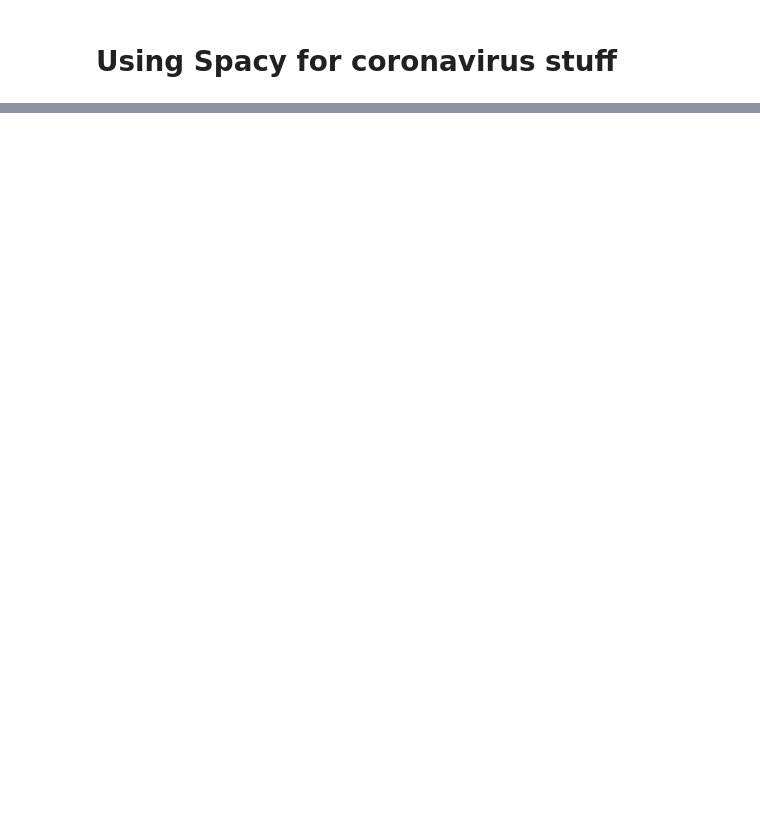
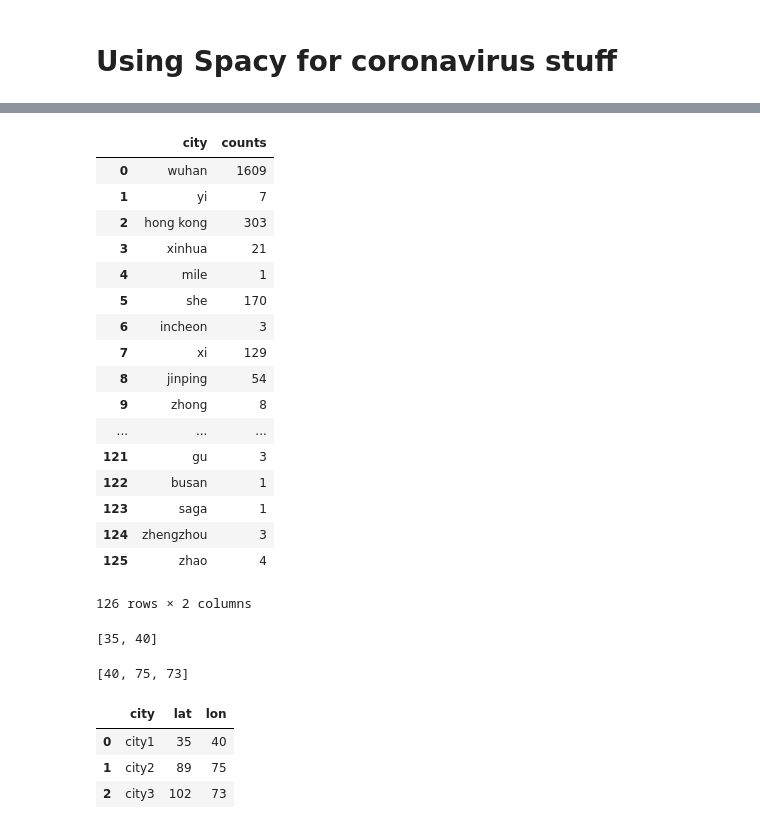
Before and after one commit to amazurek1/coronavirus, a Jupyter notebook: Corona_virus/Coronavirus_spacey.ipynb, the cells around one changed output, grey strips where cells are left out. Cells and saved outputs as stored; diff of their text form; code cells hidden in the pictures; blank space fills up the shorter version.

```diff
--- a/Corona_virus/Coronavirus_spacey.ipynb
+++ b/Corona_virus/Coronavirus_spacey.ipynb
@@ -714,0 +590,8 @@ pattern = [{"lower": "iphone"}, {"lower": "x"}]
+# %%
+#concatonating cities from the master match_counts
+cities_concatonated = {}
+for dt,cty in match_counts.keys():
+    if cty not in cities_concatonated.keys():
+        cities_concatonated[cty]=match_counts[dt,cty]
+    else:
+        cities_concatonated[cty]=cities_concatonated[cty]+match_counts[dt,cty]
@@ -714,0 +640,25 @@ pattern = [{"lower": "iphone"}, {"lower": "x"}]
+# %%
+#creating a pandas dataframe with the cities and mentions
+cities_pd = {'city':list(cities_concatonated.keys()), 'counts':list(cities_concatonated.values())}
+cities_df=pd.DataFrame.from_dict(cities_pd)
+# %%
+cities_df
+# %% [output]
+|  | city | counts |
+| 0 | wuhan | 1609 |
+| 1 | yi | 7 |
+| 2 | hong kong | 303 |
+| 3 | xinhua | 21 |
+| 4 | mile | 1 |
+| 5 | she | 170 |
+| 6 | incheon | 3 |
+| 7 | xi | 129 |
+| 8 | jinping | 54 |
+| 9 | zhong | 8 |
+| ... | ... | ... |
+| 121 | gu | 3 |
+| 122 | busan | 1 |
+| 123 | saga | 1 |
+| 124 | zhengzhou | 3 |
+| 125 | zhao | 4 |
+126 rows × 2 columns
@@ -714,0 +667,4 @@ pattern = [{"lower": "iphone"}, {"lower": "x"}]
+# %%
+list(dict2.values())[0]
+# %% [output]
+[35, 40]
@@ -714,0 +679,4 @@ pattern = [{"lower": "iphone"}, {"lower": "x"}]
+# %%
+lon
+# %% [output]
+[40, 75, 73]
@@ -714,0 +686,7 @@ pattern = [{"lower": "iphone"}, {"lower": "x"}]
+# %%
+testing_df
+# %% [output]
+|  | city | lat | lon |
+| 0 | city1 | 35 | 40 |
+| 1 | city2 | 89 | 75 |
+| 2 | city3 | 102 | 73 |
```
Also changed, not shown: parts of 43 cells of this notebook, 5 other files.
